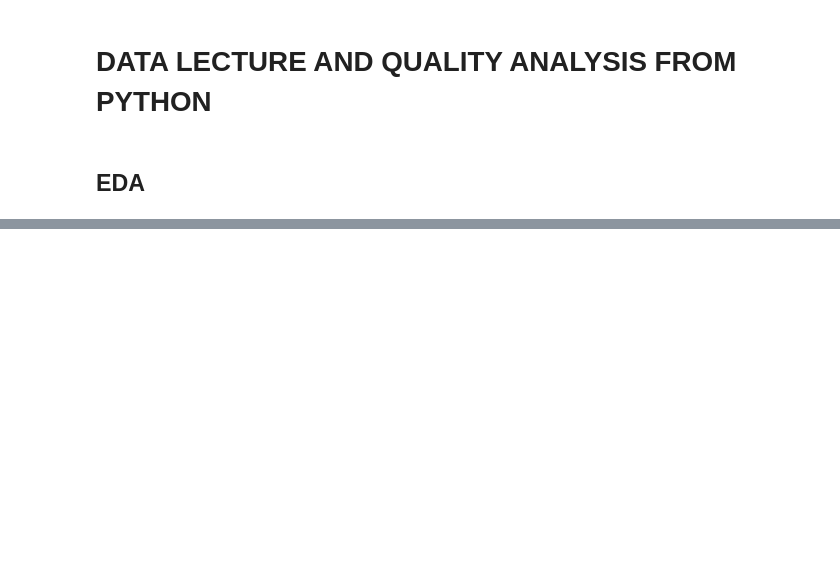
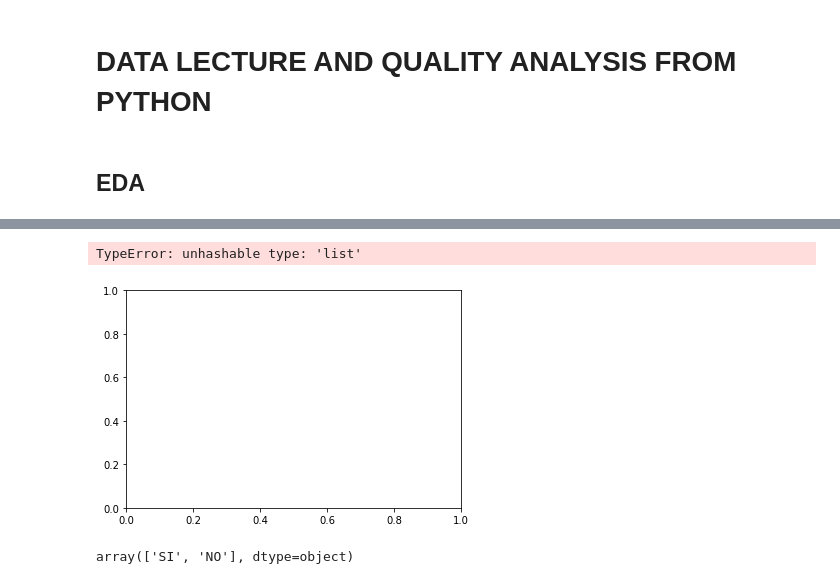
Before and after one commit to dehoyosb/MinJusticia_team77_DS4A_Project, a Jupyter notebook: Exploratory data anlysis Esneyder.ipynb, the cells around one changed output, grey strips where cells are left out. Cells and saved outputs as stored; diff of their text form; code cells hidden in the pictures; blank space fills up the shorter version.

```diff
--- a/Exploratory data anlysis Esneyder.ipynb
+++ b/Exploratory data anlysis Esneyder.ipynb
@@ -8,6 +8,11 @@ import os
 import numpy as np
 import matplotlib.pyplot as plt
 import seaborn as sns
+import plotly.express as px
+from lifelines import KaplanMeierFitter
+kmf = KaplanMeierFitter()
+import plotly.tools as tls
+
 
 from sqlalchemy import create_engine, text
 
@@ -168,9 +77,0 @@ runQuery('SELECT public.tcompararpersonas();')
-# %%
-############## sexual diversity
-personas_genero = runQuery("""select * from persona where diversidad_sexual = 2""")
-personas_genero
-for i in personas_genero.index:
-    for j in sexual_dive.index:
-        if sexual_dive['nombre'].values[j] in personas_genero['condicion_exepcional'].values[i]:
-            query = str(personas_genero['id_persona'].values[i])+', '+str(sexual_dive['id_diversidad_sexual'].values[j])
-            insertQuery('INSERT INTO public.persona_diversidad_sexual (id_persona, id_diversidad_sexual) VALUES('+query+');')
@@ -263,0 +140,10 @@ runQuery('SELECT public.tcompararreg();')
+# %%
+# add departure date before second income
+
+data_people['fecha_salida_anterior'] = np.nan
+
+for i in data_people.index:
+    if data_people['numero'].values[i]>1 :
+        data_people.loc[(data_people.index==i),'fecha_salida_anterior'] = data_people[(data_people.index==(i-1))]['fecha_salida'].values[0]
+
+data_people[~data_people['fecha_salida_anterior'].isna()]['fecha_salida_anterior']
@@ -263,0 +170,10 @@ runQuery('SELECT public.tcompararreg();')
+# %%
+data_people_receiv = data_people[~data_people['fecha_salida_anterior'].isna()]
+data_people_receiv = data_people_receiv.reset_index()
+#data_people_receiv['tiempo_nuevo_delito'] = (data_people_receiv['fecha_captura']-data_people_receiv['fecha_salida_anterior'])/ np.timedelta64(1, 'M')
+data_people_receiv['tiempo_nuevo_delito'] = (data_people_receiv['fecha_ingreso']-data_people_receiv['fecha_salida_anterior'])/ np.timedelta64(1, 'M')
+data_people_receiv[data_people_receiv['tiempo_nuevo_delito']<0]['tiempo_nuevo_delito'].count()
+#data_people_receiv[data_people_receiv['tiempo_nuevo_delito']<0].head()
+data_people_receiv['event'] = data_people_receiv['estado'].apply(lambda x : 0 if x=='Baja' else 1)
+
+data_people_receiv['event']
@@ -263,0 +193,13 @@ runQuery('SELECT public.tcompararreg();')
+# %%
+kmf.fit(data_people_receiv['tiempo_nuevo_delito'], event_observed=data_people_receiv['event'])
+p=kmf.plot(title='Recividism survival curve',ci_force_lines=True)
+#kmf.survival_function_
+#kmf.cumulative_density_
+#kmf.plot_survival_function() # or just kmf.plot()
+# %% [output]
+TypeError: unhashable type: 'list'
+[figure, added]
+# %%
+data_people_receiv['hijos_menores'].unique()
+# %% [output]
+array(['SI', 'NO'], dtype=object)
```
Also changed, not shown: parts of 20 cells of this notebook, 3 other files.
